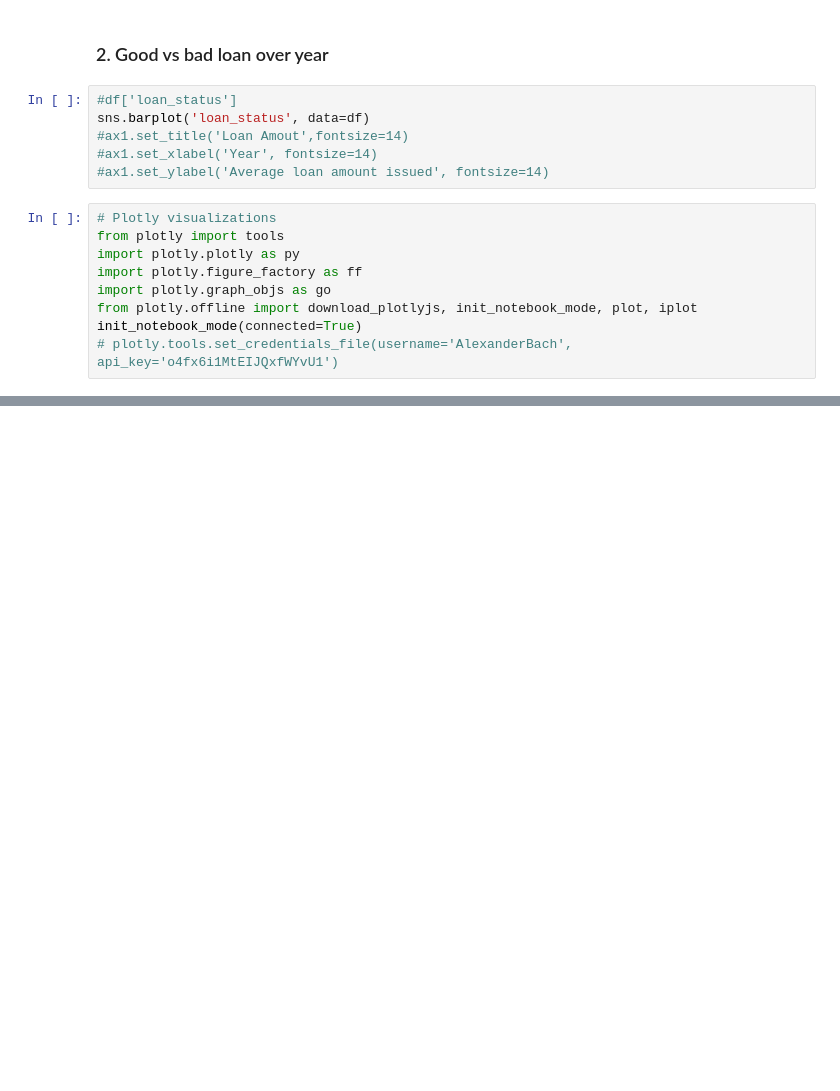
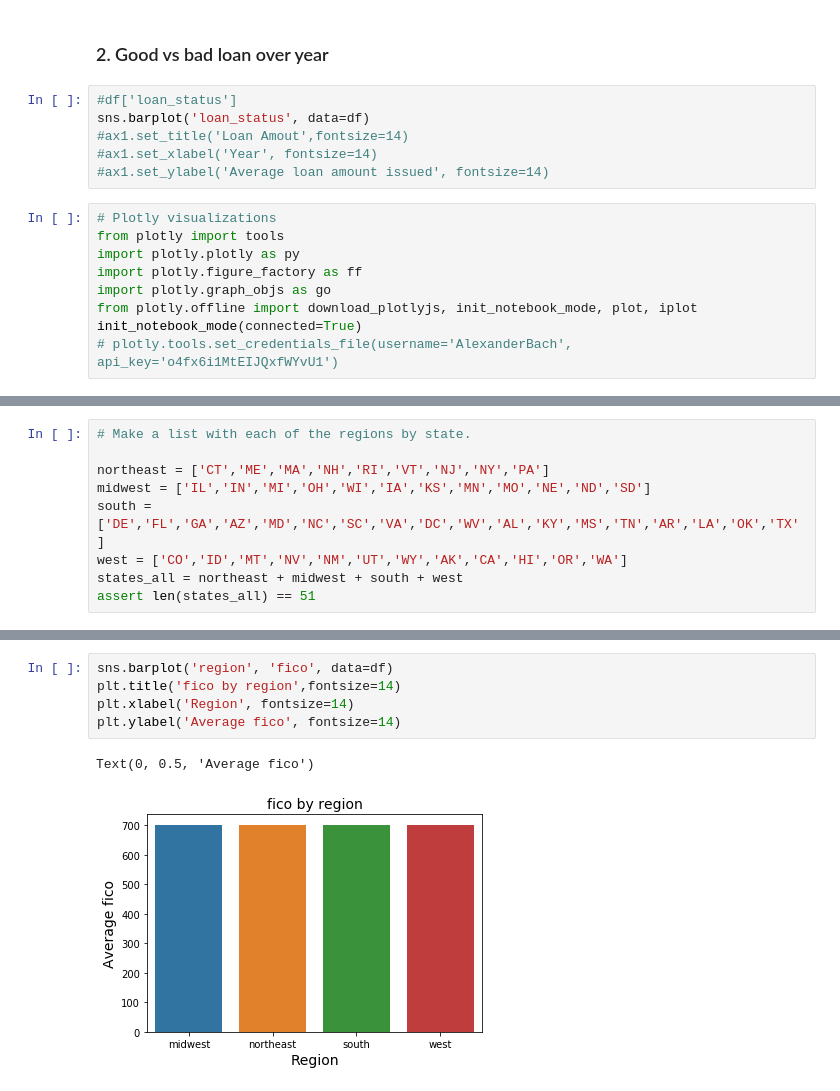
Before and after one commit to cyuancheng/Lending_Club, a Jupyter notebook: 04_LC_DataStory_EDA.ipynb, the cells around one changed output, grey strips where cells are left out. Drawn from its saved outputs; the diff is of its cells as text; blank space fills up the shorter version.

```diff
--- a/04_LC_DataStory_EDA.ipynb
+++ b/04_LC_DataStory_EDA.ipynb
@@ -171,0 +182,9 @@ init_notebook_mode(connected=True)
+# %%
+# Make a list with each of the regions by state.
+
+northeast = ['CT','ME','MA','NH','RI','VT','NJ','NY','PA']
+midwest = ['IL','IN','MI','OH','WI','IA','KS','MN','MO','NE','ND','SD']
+south = ['DE','FL','GA','AZ','MD','NC','SC','VA','DC','WV','AL','KY','MS','TN','AR','LA','OK','TX']
+west = ['CO','ID','MT','NV','NM','UT','WY','AK','CA','HI','OR','WA']
+states_all = northeast + midwest + south + west
+assert len(states_all) == 51
@@ -171,0 +270,8 @@ init_notebook_mode(connected=True)
+# %%
+sns.barplot('region', 'fico', data=df)
+plt.title('fico by region',fontsize=14)
+plt.xlabel('Region', fontsize=14)
+plt.ylabel('Average fico', fontsize=14)
+# %% [output]
+Text(0, 0.5, 'Average fico')
+[figure, added]
```
Also changed, not shown: parts of 21 cells of this notebook.
